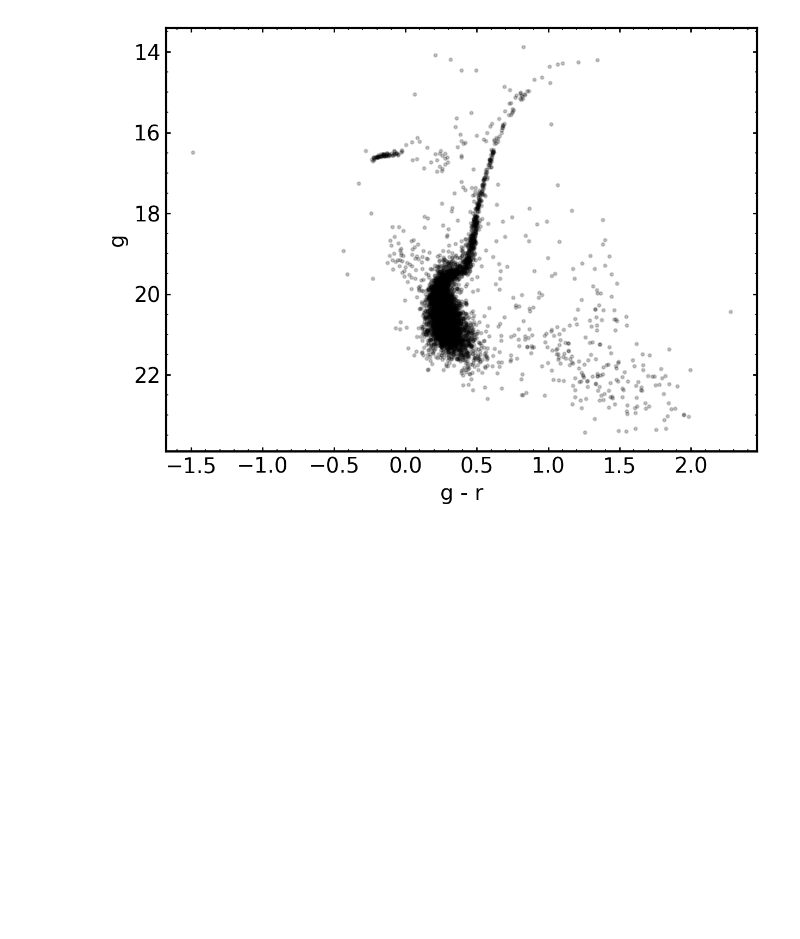
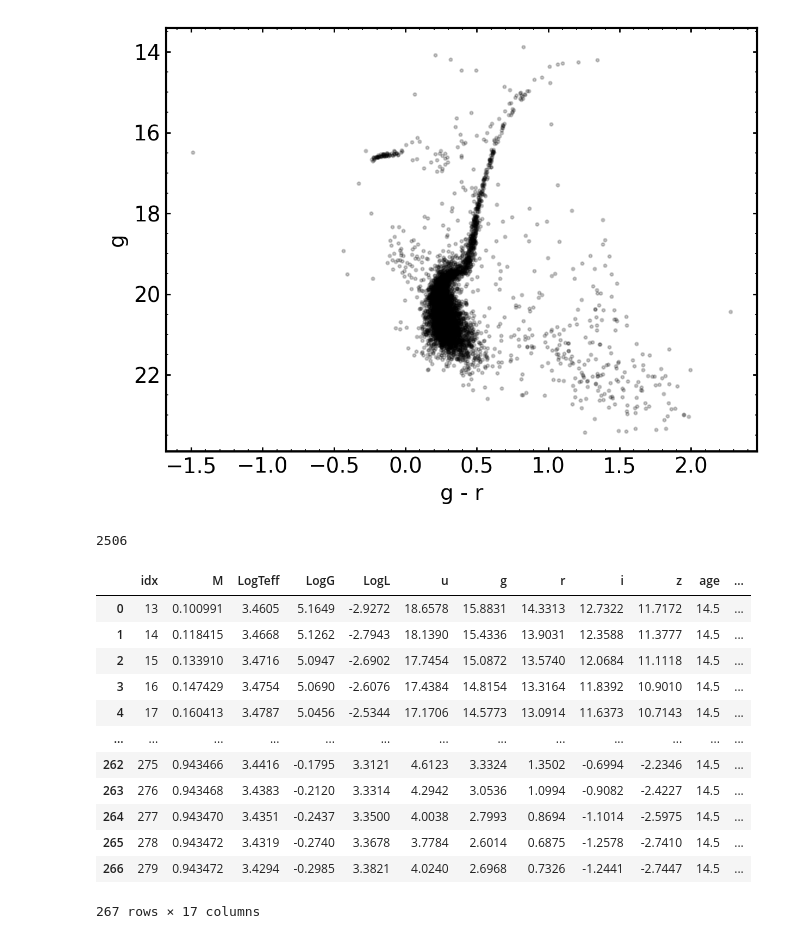
Before and after one commit to noahfranz13/SO-Classes, a Jupyter notebook: ASTR540/franz_hw1_notebook.ipynb, the cells around one changed output. Saved outputs shown, nothing was run; the diff lists cells and outputs as text; code cells hidden in the pictures; blank space fills up the shorter version.

```diff
--- a/ASTR540/franz_hw1_notebook.ipynb
+++ b/ASTR540/franz_hw1_notebook.ipynb
@@ -202,11 +217,12 @@ fig.savefig('color-mag.png')
 [figure]
 # %%
 import glob
+from copy import deepcopy
 isochrones = glob.glob("isochrones/SDSSugriz/*.SDSSugriz")
 
 cleaned_isochrones = []
-for i in isochrones:
-    with open(i, 'r') as f:
+for isofile in isochrones:
+    with open(isofile, 'r') as f:
         data = f.readlines()
 
     hdr = data[0:6]
@@ -235,24 +251,30 @@ for i in isochrones:
         Fe_H = [],
         a_Fe = [],
     )
-    iso = base_iso
+    iso = deepcopy(base_iso)
     age = None
-    for i in range(len(data)):
-        if data[i] == '\n':
-            i += 3
-            isochrones_in_this_file.append(pd.DataFrame(iso))
-            iso = base_iso
+
+    for j in range(len(data)):
+        if data[j] == '\n':
             continue
 
-        line = data[i]
+        if '#AGE' in data[j]:
+            isochrones_in_this_file.append(pd.DataFrame(iso))
+
+            age = float(data[j].split(" EEPS=")[0].split("AGE=")[1].strip())
+            iso = deepcopy(base_iso)
+            continue
+
+        if '#' == data[j][0]:
+            # this line is a header
+            continue
+
+
+        line = data[j]
         goodline = [val for val in line.strip().split(' ') if len(val) > 0]
 
         if len(goodline) != 10:
-            if len(goodline) == 3:
-                age = goodline[1]
-            elif len(goodline) == 2:
-                age = goodline[0].split("=")[1]
-
+            print(goodline)
             continue
 
         for val, key in zip(goodline, iso.keys()):
@@ -268,4 +290,24 @@ for i in isochrones:
         iso['a_Fe'].append(a_Fe)
 
     cleaned_isochrones += isochrones_in_this_file
+
+len(cleaned_isochrones)
+# %% [output]
+2506
+# %%
+cleaned_isochrones[-1]
+# %% [output]
+|  | idx | M | LogTeff | LogG | LogL | u | g | r | i | z | age | ... |
+| 0 | 13 | 0.100991 | 3.4605 | 5.1649 | -2.9272 | 18.6578 | 15.8831 | 14.3313 | 12.7322 | 11.7172 | 14.5 | ... |
+| 1 | 14 | 0.118415 | 3.4668 | 5.1262 | -2.7943 | 18.1390 | 15.4336 | 13.9031 | 12.3588 | 11.3777 | 14.5 | ... |
+| 2 | 15 | 0.133910 | 3.4716 | 5.0947 | -2.6902 | 17.7454 | 15.0872 | 13.5740 | 12.0684 | 11.1118 | 14.5 | ... |
+| 3 | 16 | 0.147429 | 3.4754 | 5.0690 | -2.6076 | 17.4384 | 14.8154 | 13.3164 | 11.8392 | 10.9010 | 14.5 | ... |
+| 4 | 17 | 0.160413 | 3.4787 | 5.0456 | -2.5344 | 17.1706 | 14.5773 | 13.0914 | 11.6373 | 10.7143 | 14.5 | ... |
+| ... | ... | ... | ... | ... | ... | ... | ... | ... | ... | ... | ... | ... |
+| 262 | 275 | 0.943466 | 3.4416 | -0.1795 | 3.3121 | 4.6123 | 3.3324 | 1.3502 | -0.6994 | -2.2346 | 14.5 | ... |
+| 263 | 276 | 0.943468 | 3.4383 | -0.2120 | 3.3314 | 4.2942 | 3.0536 | 1.0994 | -0.9082 | -2.4227 | 14.5 | ... |
+| 264 | 277 | 0.943470 | 3.4351 | -0.2437 | 3.3500 | 4.0038 | 2.7993 | 0.8694 | -1.1014 | -2.5975 | 14.5 | ... |
+| 265 | 278 | 0.943472 | 3.4319 | -0.2740 | 3.3678 | 3.7784 | 2.6014 | 0.6875 | -1.2578 | -2.7410 | 14.5 | ... |
+| 266 | 279 | 0.943472 | 3.4294 | -0.2985 | 3.3821 | 4.0240 | 2.6968 | 0.7326 | -1.2441 | -2.7447 | 14.5 | ... |
+267 rows × 17 columns
 # %%
```
Also changed, not shown: parts of 29 cells of this notebook, 4 other files.
